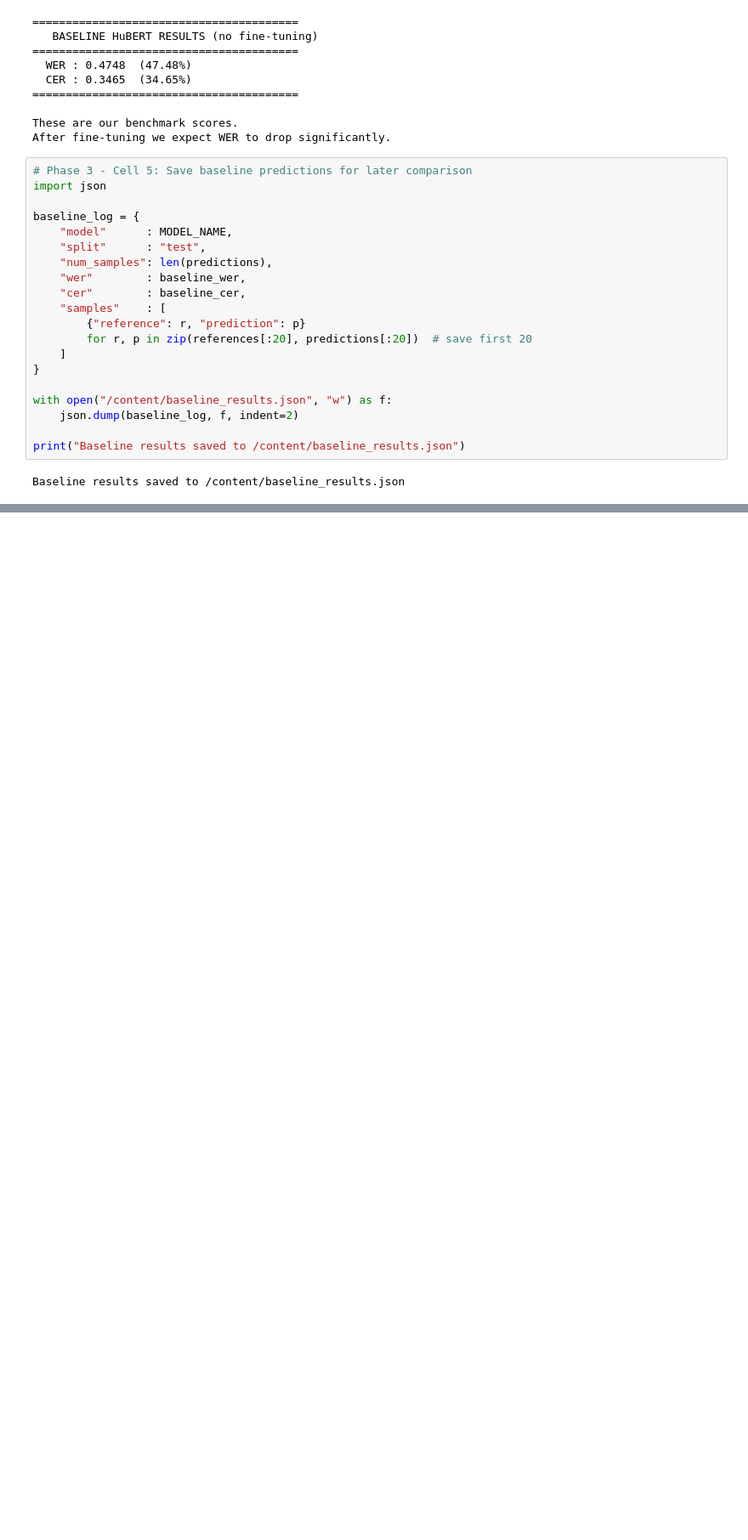
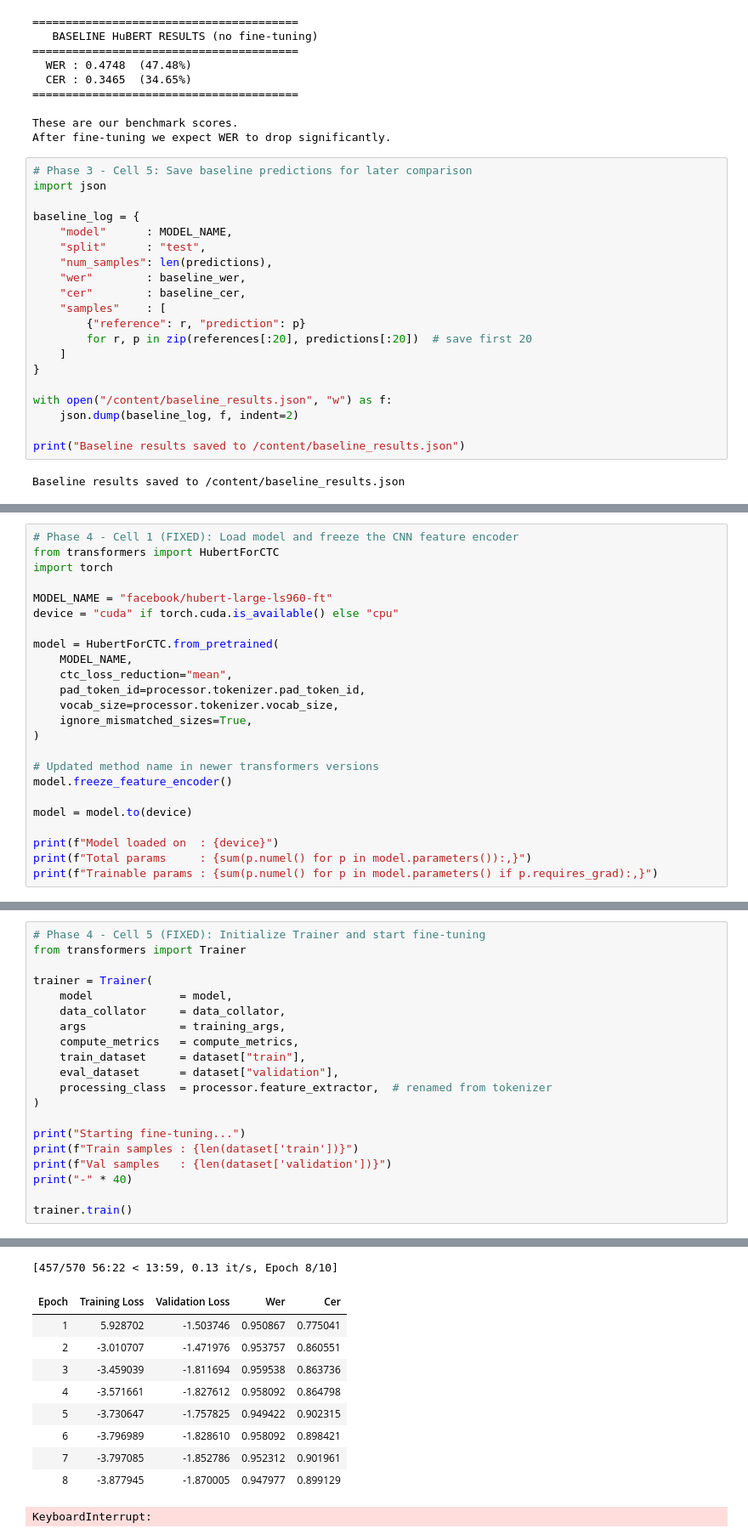
Before and after one commit to irsyad-kamil/indonesia-ai-nlpa-voice-recognition-irsyad, a Jupyter notebook: notebooks/hubert.ipynb, the cells around one changed output, grey strips where cells are left out. Shown at 85% size. Drawn from its saved outputs; the diff is of its cells as text; blank space fills up the shorter version.

Commit message:
First Fine-Tuning

```diff
--- a/notebooks/hubert.ipynb
+++ b/notebooks/hubert.ipynb
@@ -684,0 +733,24 @@ Baseline results saved to /content/baseline_results.json
+# %%
+# Phase 4 - Cell 1 (FIXED): Load model and freeze the CNN feature encoder
+from transformers import HubertForCTC
+import torch
+
+MODEL_NAME = "facebook/hubert-large-ls960-ft"
+device = "cuda" if torch.cuda.is_available() else "cpu"
+
+model = HubertForCTC.from_pretrained(
+    MODEL_NAME,
+    ctc_loss_reduction="mean",
+    pad_token_id=processor.tokenizer.pad_token_id,
+    vocab_size=processor.tokenizer.vocab_size,
+    ignore_mismatched_sizes=True,
+)
+
+# Updated method name in newer transformers versions
+model.freeze_feature_encoder()
+
+model = model.to(device)
+
+print(f"Model loaded on  : {device}")
+print(f"Total params     : {sum(p.numel() for p in model.parameters()):,}")
+print(f"Trainable params : {sum(p.numel() for p in model.parameters() if p.requires_grad):,}")
@@ -684,0 +880,21 @@ Baseline results saved to /content/baseline_results.json
+# %%
+# Phase 4 - Cell 5 (FIXED): Initialize Trainer and start fine-tuning
+from transformers import Trainer
+
+trainer = Trainer(
+    model             = model,
+    data_collator     = data_collator,
+    args              = training_args,
+    compute_metrics   = compute_metrics,
+    train_dataset     = dataset["train"],
+    eval_dataset      = dataset["validation"],
+    processing_class  = processor.feature_extractor,  # renamed from tokenizer
+)
+
+print("Starting fine-tuning...")
+print(f"Train samples : {len(dataset['train'])}")
+print(f"Val samples   : {len(dataset['validation'])}")
+print("-" * 40)
+
+trainer.train()
+# %% [output]
@@ -684,0 +905,11 @@ Baseline results saved to /content/baseline_results.json
+[457/570 56:22 < 13:59, 0.13 it/s, Epoch 8/10]
+| Epoch | Training Loss | Validation Loss | Wer | Cer |
+| 1 | 5.928702 | -1.503746 | 0.950867 | 0.775041 |
+| 2 | -3.010707 | -1.471976 | 0.953757 | 0.860551 |
+| 3 | -3.459039 | -1.811694 | 0.959538 | 0.863736 |
+| 4 | -3.571661 | -1.827612 | 0.958092 | 0.864798 |
+| 5 | -3.730647 | -1.757825 | 0.949422 | 0.902315 |
+| 6 | -3.796989 | -1.828610 | 0.958092 | 0.898421 |
+| 7 | -3.797085 | -1.852786 | 0.952312 | 0.901961 |
+| 8 | -3.877945 | -1.870005 | 0.947977 | 0.899129 |
+KeyboardInterrupt:
```
Also changed, not shown: parts of 13 cells of this notebook.
